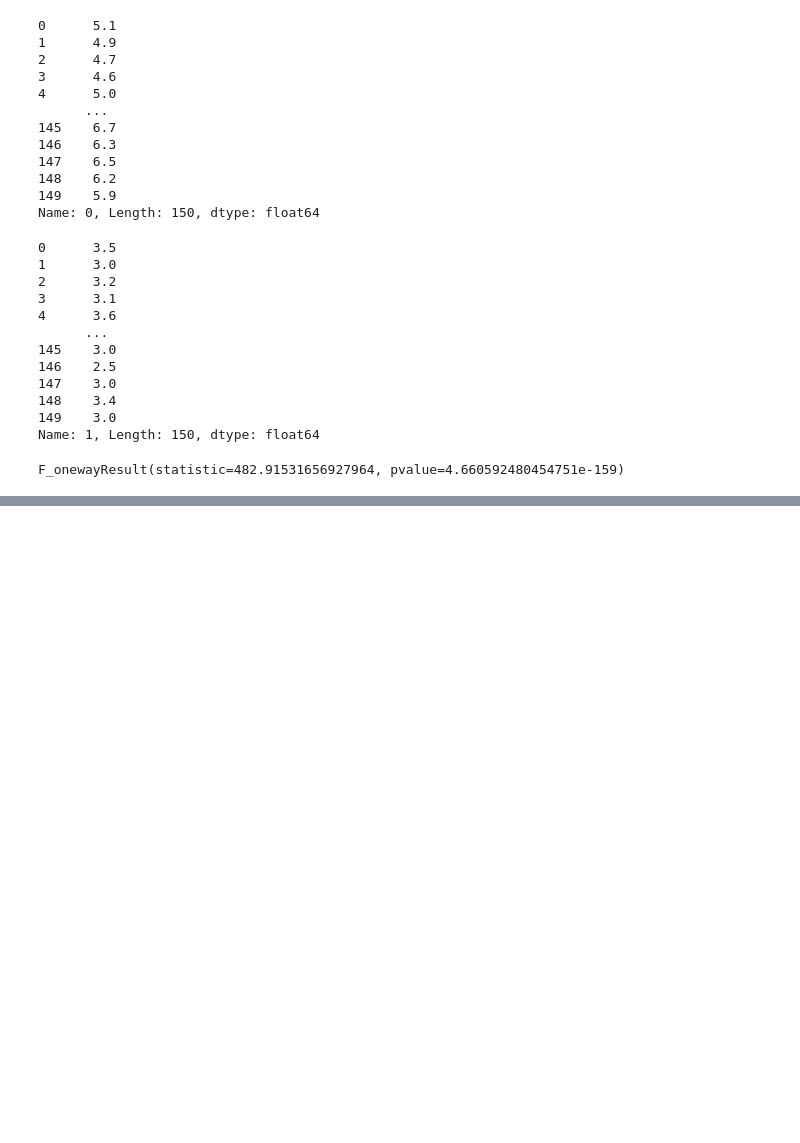
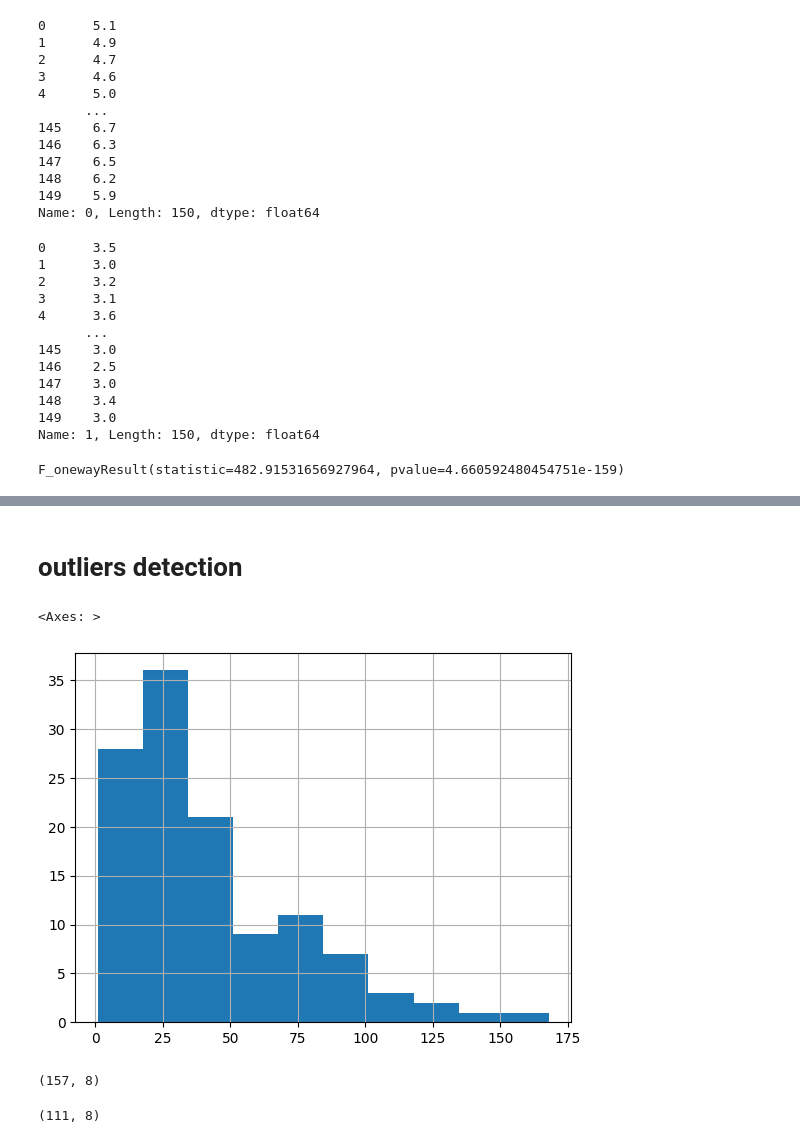
Before and after one commit to venkateshblks/DataScience-practice, a Jupyter notebook: annova_chi.ipynb, the cells around one changed output, grey strips where cells are left out. Cells and saved outputs as stored; diff of their text form; code cells hidden in the pictures; blank space fills up the shorter version.

```diff
--- a/annova_chi.ipynb
+++ b/annova_chi.ipynb
@@ -59,0 +112,4 @@ F_onewayResult(statistic=482.91531656927964, pvalue=4.660592480454751e-159)
+# %%
+df['Month']=pd.to_numeric(df['Month'],errors='coerce')
+df['Temp C']=pd.to_numeric(df['Temp C'],errors='coerce')
+df['Weather']=df['Weather'].astype('category')
@@ -59,0 +140,2 @@ F_onewayResult(statistic=482.91531656927964, pvalue=4.660592480454751e-159)
+# %%
+df_clean=df.drop_duplicates()
@@ -59,0 +150,2 @@ F_onewayResult(statistic=482.91531656927964, pvalue=4.660592480454751e-159)
+# %%
+df_clean2=df_clean.drop('Temp C',axis=1)
@@ -59,0 +161,2 @@ F_onewayResult(statistic=482.91531656927964, pvalue=4.660592480454751e-159)
+# %%
+df_clean3=df_clean2.rename({'Solar.R':'Solar'},axis=1)
@@ -59,0 +172,15 @@ F_onewayResult(statistic=482.91531656927964, pvalue=4.660592480454751e-159)
+# %% [markdown]
+# outliers detection
+# %%
+df_clean3['Ozone'].hist()
+# %% [output]
+<Axes: >
+[figure, added]
+# %%
+df_clean3.shape
+# %% [output]
+(157, 8)
+# %%
+df_clean3.dropna().shape
+# %% [output]
+(111, 8)
```
Also changed, not shown: parts of 47 cells of this notebook.
